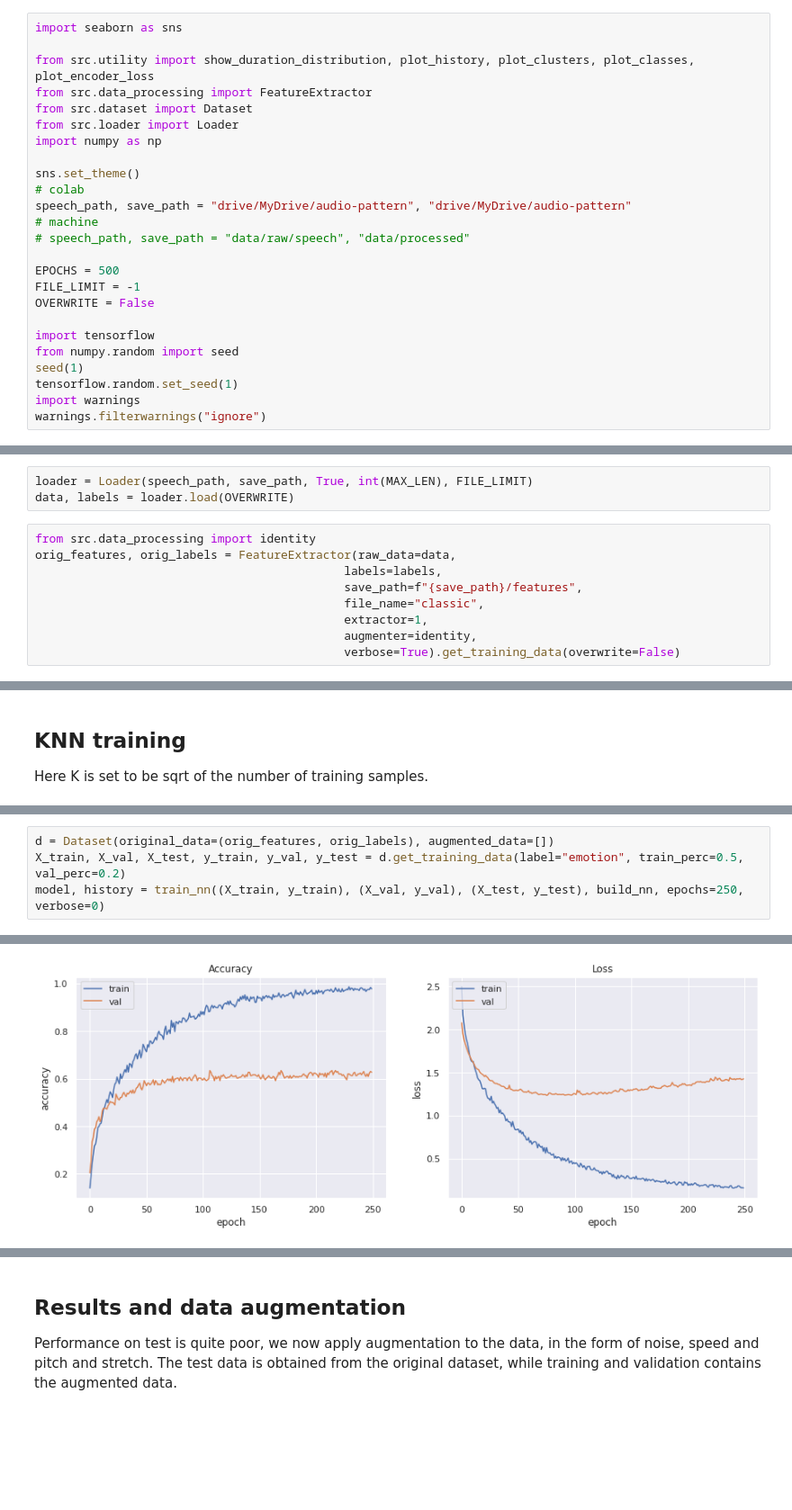
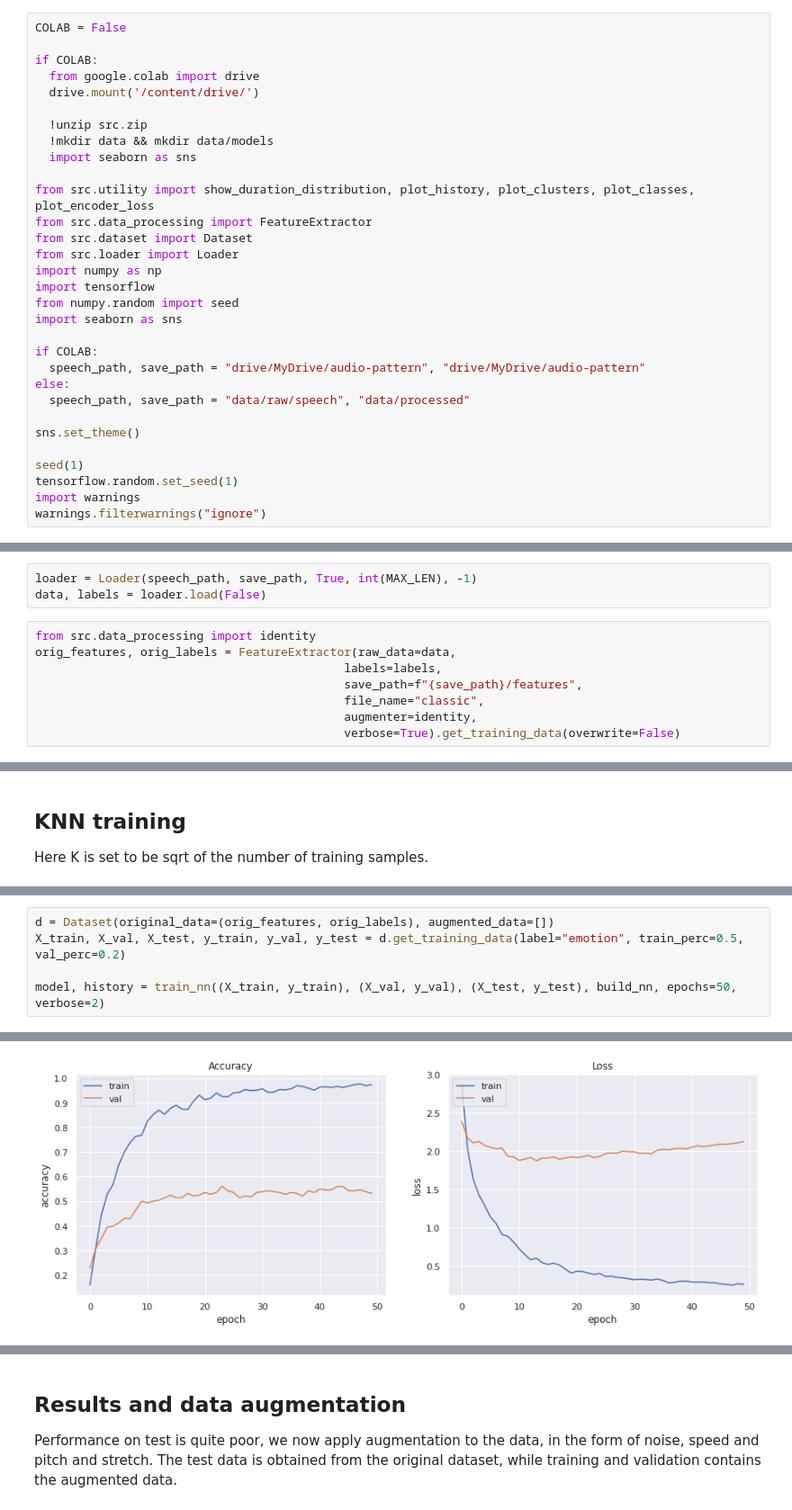
Before and after one commit to tomfran/ravdess-ser, a Jupyter notebook: notebook.ipynb, the cells around one changed output, grey strips where cells are left out. Shown at 90% size. Cells and saved outputs as stored; diff of their text form; blank space fills up the shorter version.

```diff
--- a/notebook.ipynb
+++ b/notebook.ipynb
@@ -17,26 +1,32 @@ mkdir: cannot create directory ‘data’: File exists
 # %% [markdown]
 # Speech emotion recognition on ravdess
 # %%
-import seaborn as sns
+COLAB = False
+
+if COLAB:
+  from google.colab import drive
+  drive.mount('/content/drive/')
+
+  !unzip src.zip
+  !mkdir data && mkdir data/models
+  import seaborn as sns
 
 from src.utility import show_duration_distribution, plot_history, plot_clusters, plot_classes, plot_encoder_loss
 from src.data_processing import FeatureExtractor
 from src.dataset import Dataset
 from src.loader import Loader
 import numpy as np
+import tensorflow
+from numpy.random import seed
+import seaborn as sns
+
+if COLAB:
+  speech_path, save_path = "drive/MyDrive/audio-pattern", "drive/MyDrive/audio-pattern"
+else:
+  speech_path, save_path = "data/raw/speech", "data/processed"
 
 sns.set_theme()
-# colab
-speech_path, save_path = "drive/MyDrive/audio-pattern", "drive/MyDrive/audio-pattern"
-# machine
-# speech_path, save_path = "data/raw/speech", "data/processed"
 
-EPOCHS = 500
-FILE_LIMIT = -1
-OVERWRITE = False
-
-import tensorflow
-from numpy.random import seed
 seed(1)
 tensorflow.random.set_seed(1)
 import warnings
@@ -57,15 +47,14 @@ Max len of data samples:  116247.0
 
 The first step is to load all the files, padding them to a fixed size, once that is completed, the Feature Extractor obtain the features, an augmenter can be used to augment the data. For the initial visualization, identity is used as augmenter, with "classic" feature extraction.
 # %%
-loader = Loader(speech_path, save_path, True, int(MAX_LEN), FILE_LIMIT)
-data, labels = loader.load(OVERWRITE)
+loader = Loader(speech_path, save_path, True, int(MAX_LEN), -1)
+data, labels = loader.load(False)
 # %%
 from src.data_processing import identity
 orig_features, orig_labels = FeatureExtractor(raw_data=data,
                                             labels=labels,
                                             save_path=f"{save_path}/features",
                                             file_name="classic",
-                                            extractor=1,
                                             augmenter=identity,
                                             verbose=True).get_training_data(overwrite=False)
 # %% [output]
@@ -184,5 +223,6 @@ def train_nn(train_data, val_data, test_data, build_fun, epochs, verbose):
 # %%
 d = Dataset(original_data=(orig_features, orig_labels), augmented_data=[])
 X_train, X_val, X_test, y_train, y_val, y_test = d.get_training_data(label="emotion", train_perc=0.5, val_perc=0.2)
-model, history = train_nn((X_train, y_train), (X_val, y_val), (X_test, y_test), build_nn, epochs=250, verbose=0)
+
+model, history = train_nn((X_train, y_train), (X_val, y_val), (X_test, y_test), build_nn, epochs=50, verbose=2)
 # %% [output]
@@ -189 +246 @@ model, history = train_nn((X_train, y_train), (X_val, y_val), (X_test, y_test),
-[figure, old version]
+[figure, new version]
```
Also changed, not shown: parts of 33 cells of this notebook, 3 other files.
